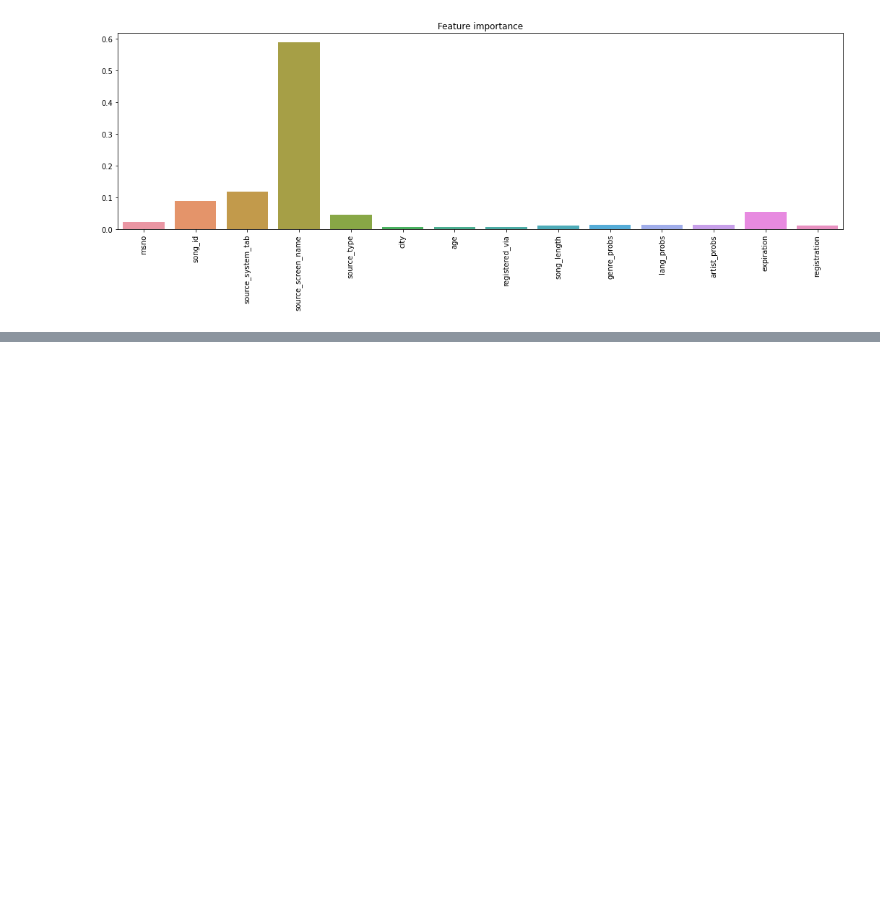
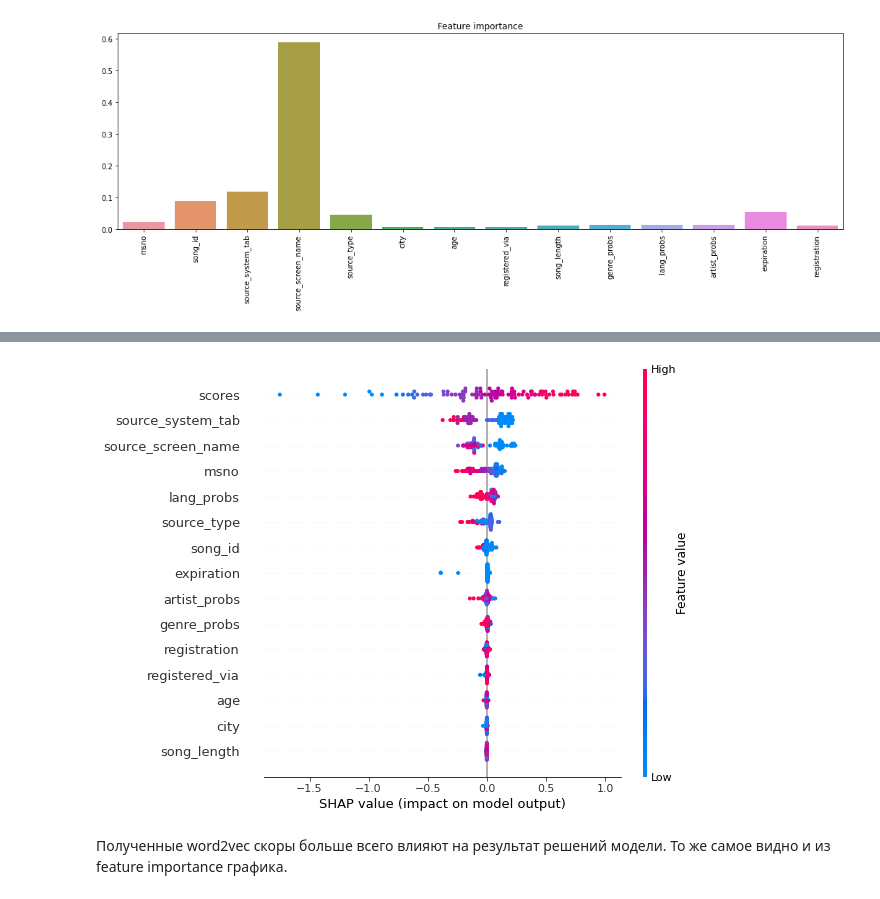
Before and after one commit to dsashulya/recsys, a Jupyter notebook: hw2.ipynb, the cells around one changed output, grey strips where cells are left out. Cells and saved outputs as stored; diff of their text form; code cells hidden in the pictures; blank space fills up the shorter version.

```diff
--- a/hw2.ipynb
+++ b/hw2.ipynb
@@ -335,0 +501,5 @@ plt.show()
+# %%
+model = xgb.XGBClassifier(**config,
+                          objective="binary:logistic",
+                          use_label_encoder=False)
+model.fit(X, y)
@@ -335,0 +523,11 @@ plt.show()
+# %%
+X_ = train.sample(100, replace=False).drop(labels=['target'], axis=1)
+# %%
+explainer = shap.TreeExplainer(model) #feature_perturbation='tree_path_dependent')
+shap_values = explainer.shap_values(X_)
+# %%
+shap.summary_plot(shap_values, X_)
+# %% [output]
+[figure, added]
+# %% [markdown]
+Полученные word2vec скоры больше всего влияют на результат решений модели. То же самое видно и из feature importance графика.
```
Also changed, not shown: parts of 36 cells of this notebook.
